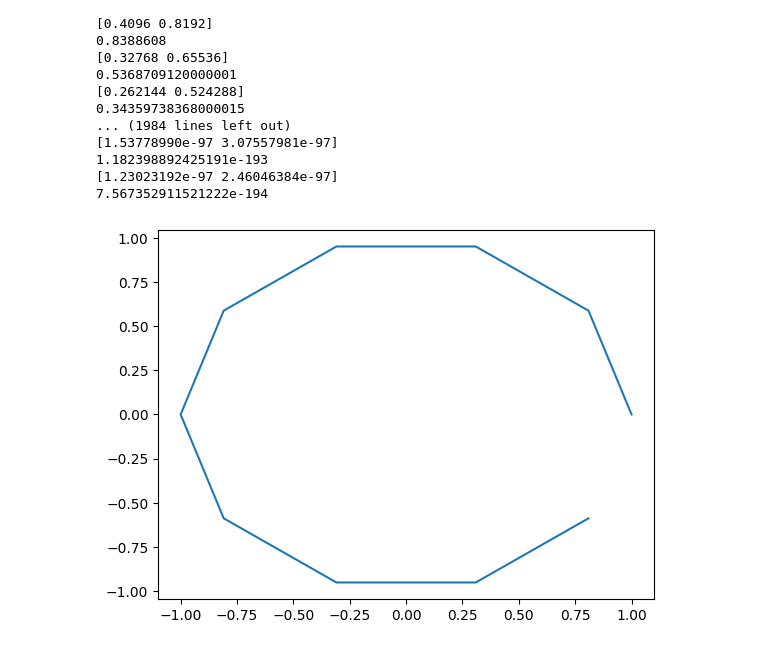
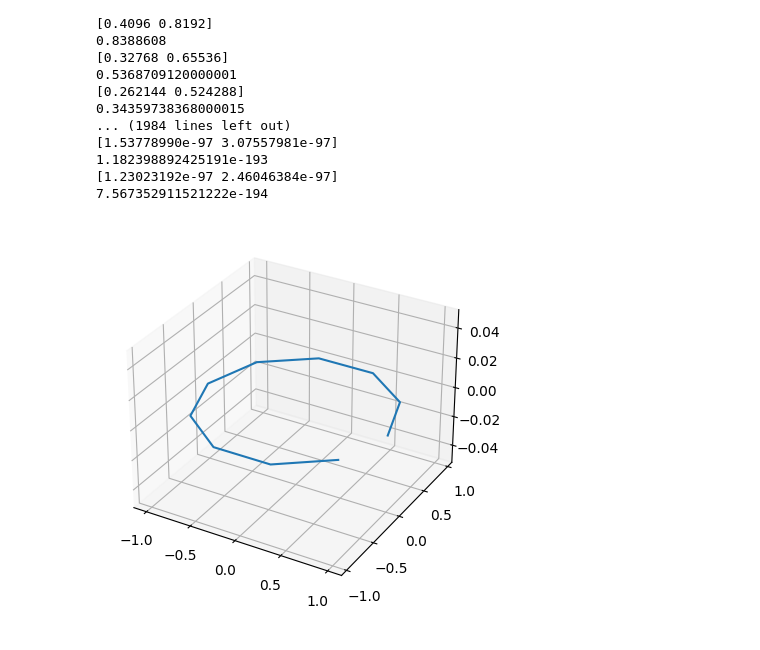
Before and after one commit to pauljoohyunkim/partC_Dissertation, a Jupyter notebook: Lab/FunctionMinimization/python/optimization_test.ipynb, the cells around one changed output. Cells and saved outputs as stored; diff of their text form; code cells hidden in the pictures.

Commit message:
Curve 3D Test

```diff
--- a/Lab/FunctionMinimization/python/optimization_test.ipynb
+++ b/Lab/FunctionMinimization/python/optimization_test.ipynb
@@ -34,15 +34,16 @@ optimizer.sdm(quadratic, dQuadratic, alpha=0.1, x0=np.array([1,2]), visualize_x=
 # %%
 # Curve Generation from Fourier Test
 curve = curve_energy.curveFromFourierCoefficients([0, 1, 0], [0, 0, 0], [0,0,0],[0,1,0],[0,0,0],[0,0,0])
 xpoints = []
 ypoints = []
 zpoints = []
 for i in range(curve.J):
     xpoints.append(curve[i][0])
     ypoints.append(curve[i][1])
     zpoints.append(curve[i][2])
 
-plt.plot(xpoints,ypoints)
-plt.show()
+ax = plt.figure().add_subplot(projection='3d')
+ax.plot(xpoints, ypoints, zpoints)
+#plt.show()
 # %% [output]
-[figure, old version]
+[figure, new version]
```
